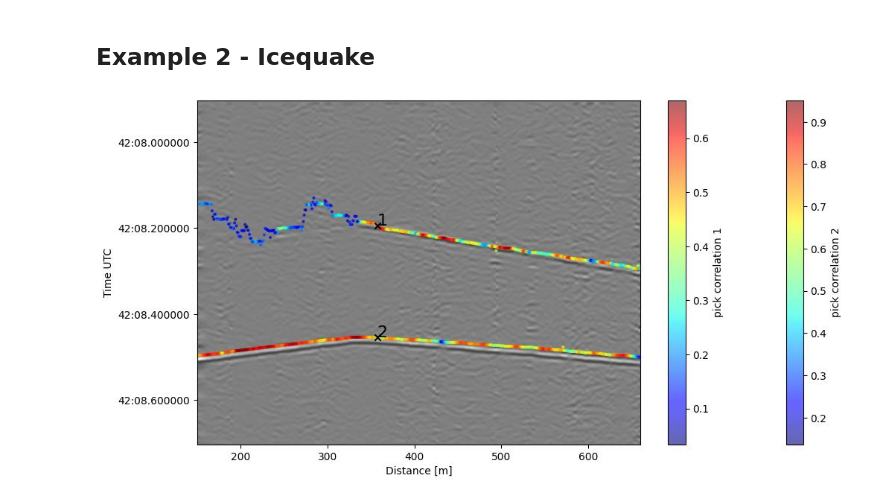
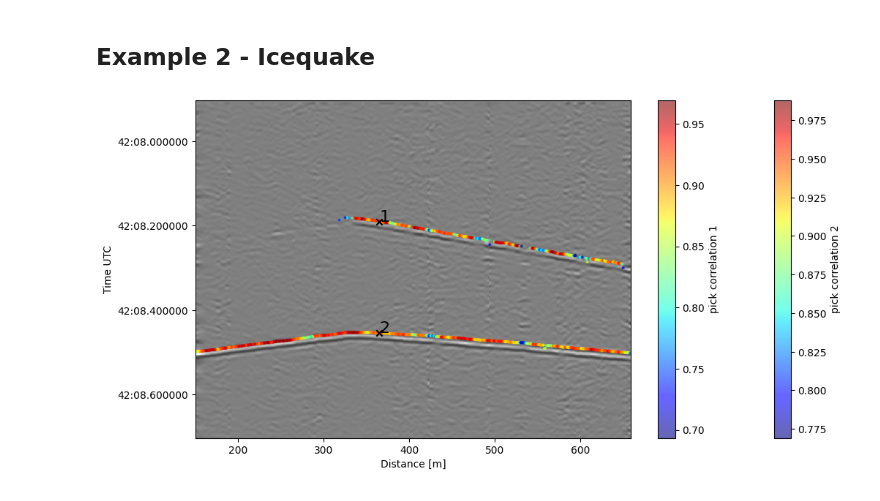
Before and after one commit to pyrocko/lightguide, a Jupyter notebook: examples/3-event-analysis.ipynb, the cells around one changed output. Saved outputs shown, nothing was run; the diff lists cells and outputs as text; code cells hidden in the pictures.

```diff
--- a/examples/3-event-analysis.ipynb
+++ b/examples/3-event-analysis.ipynb
@@ -67,52 +78,47 @@ picks.save_picks(filename=filename)
 from lightguide.client import ExampleData
 from datetime import timedelta
 import matplotlib.pyplot as plt
+from lightguide.blast import *
 
 # (down)load data
 blast = ExampleData.icequake()
 
 # Pre-Processing
 blast = blast.trim_channels(begin=150, end=660)
 blast = blast.trim_time(begin=0,end=0.8)
 blast.lowpass(70.0)
 blast.afk_filter()
 
-pick_time1 = blast.start_time + timedelta(seconds=0.291)
+# define pick times
+pick_time1 = blast.start_time + timedelta(seconds=0.288)
 pick_time2 = blast.start_time + timedelta(seconds=0.551)
-
-pick_channel = 357
-template_stacks = 8
+pick1 = Picks(channel=[365],time = [pick_time1],phase=['P'])
+pick2 = Picks(channel=[365],time = [pick_time2],phase=['P'])
 
 # Follow the phase from initial pick
-picks1 = blast.follow_phase(
-    pick_time=pick_time1,
-    pick_channel=pick_channel,
-    window_size=50,
-    max_shift=15,
-    threshold=1e-8,
-    template_stacks=template_stacks,
+picks1 = blast.follow_phase(picks=pick1,
+    window_size=20,
+    max_shift=10,
+    threshold=0.69,
+    template_stacks=8,
 )
-
-picks2 = blast.follow_phase(
-    pick_time=pick_time2,
-    pick_channel=pick_channel,
-    window_size=50,
+picks2 = blast.follow_phase(picks=pick2,
+    window_size=20,
     max_shift=10,
-    threshold=1e-8,
-    template_stacks=template_stacks,
+    template_stacks=8,
 )
 
 fig = plt.figure(figsize=(12, 6))
 ax = fig.gca()
 blast.plot(axes=ax, cmap="binary", show_date=True)
 sc1 = ax.scatter(picks1.channel, picks1.time, s=4,c=picks1.correlation, cmap="jet", alpha=0.6)
 sc2 = ax.scatter(picks2.channel, picks2.time, s=4,c=picks2.correlation, cmap="jet", alpha=0.6)
 cbar = plt.colorbar(sc2)
 cbar.set_label("pick correlation 2")
 cbar = plt.colorbar(sc1)
 cbar.set_label("pick correlation 1")
 # Plot initial pick
-ax.scatter(pick_channel, pick_time1, marker="x", c="k"),ax.text(pick_channel, pick_time1,'1',size=16,c="k")
-ax.scatter(pick_channel, pick_time2, marker="x", c="k"),ax.text(pick_channel, pick_time2,'2',size=16,c="k");
+ax.scatter(pick1.channel, pick1.time, marker="x", c="k"),ax.text(pick1.channel[0], pick1.time[0],'1',size=16,c="k")
+ax.scatter(pick2.channel, pick2.time, marker="x", c="k"),ax.text(pick2.channel[0], pick2.time[0],'2',size=16,c="k");
 # %% [output]
-[figure, old version]
+[figure, new version]
```
Also changed, not shown: parts of 3 cells of this notebook, 2 other files.
